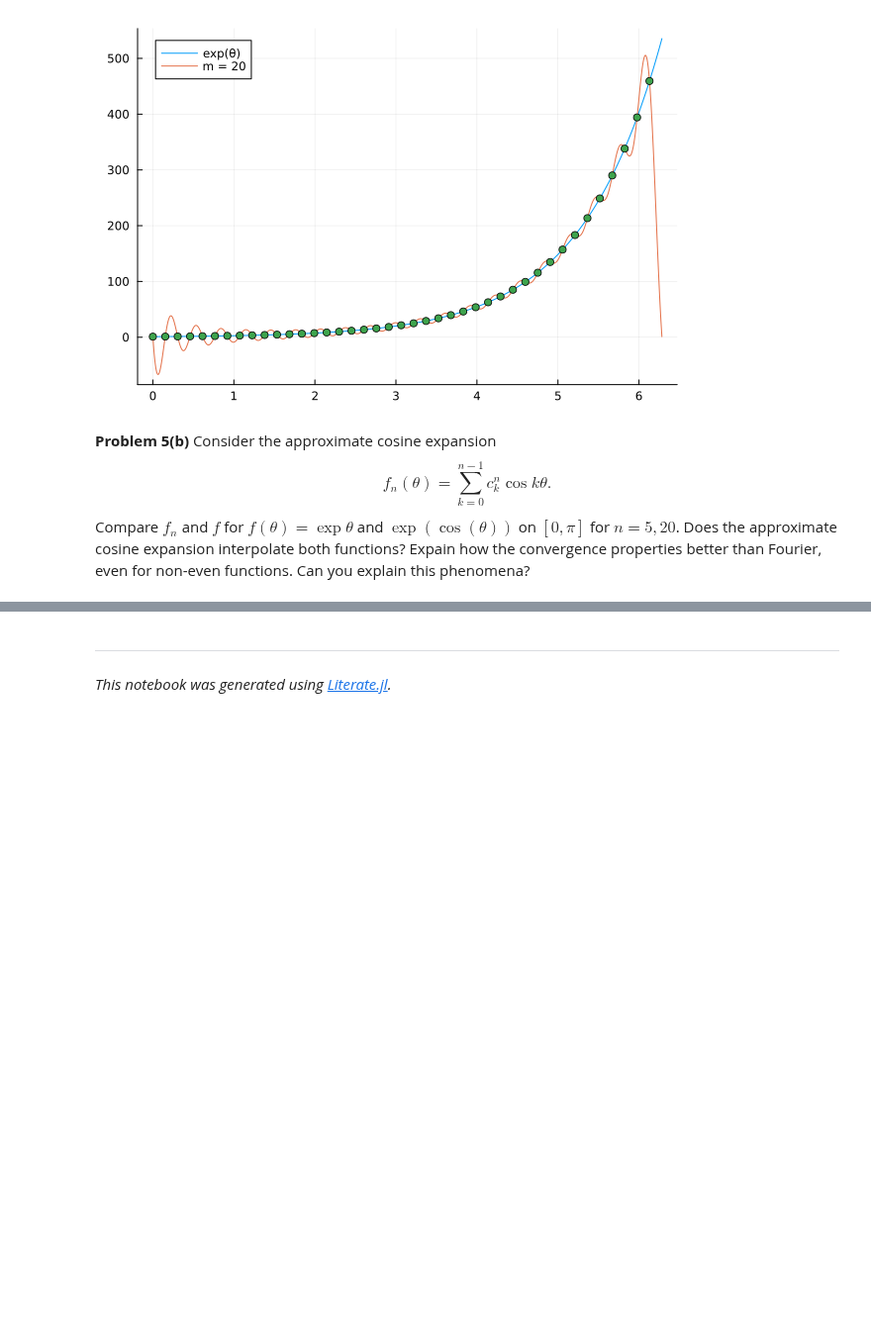
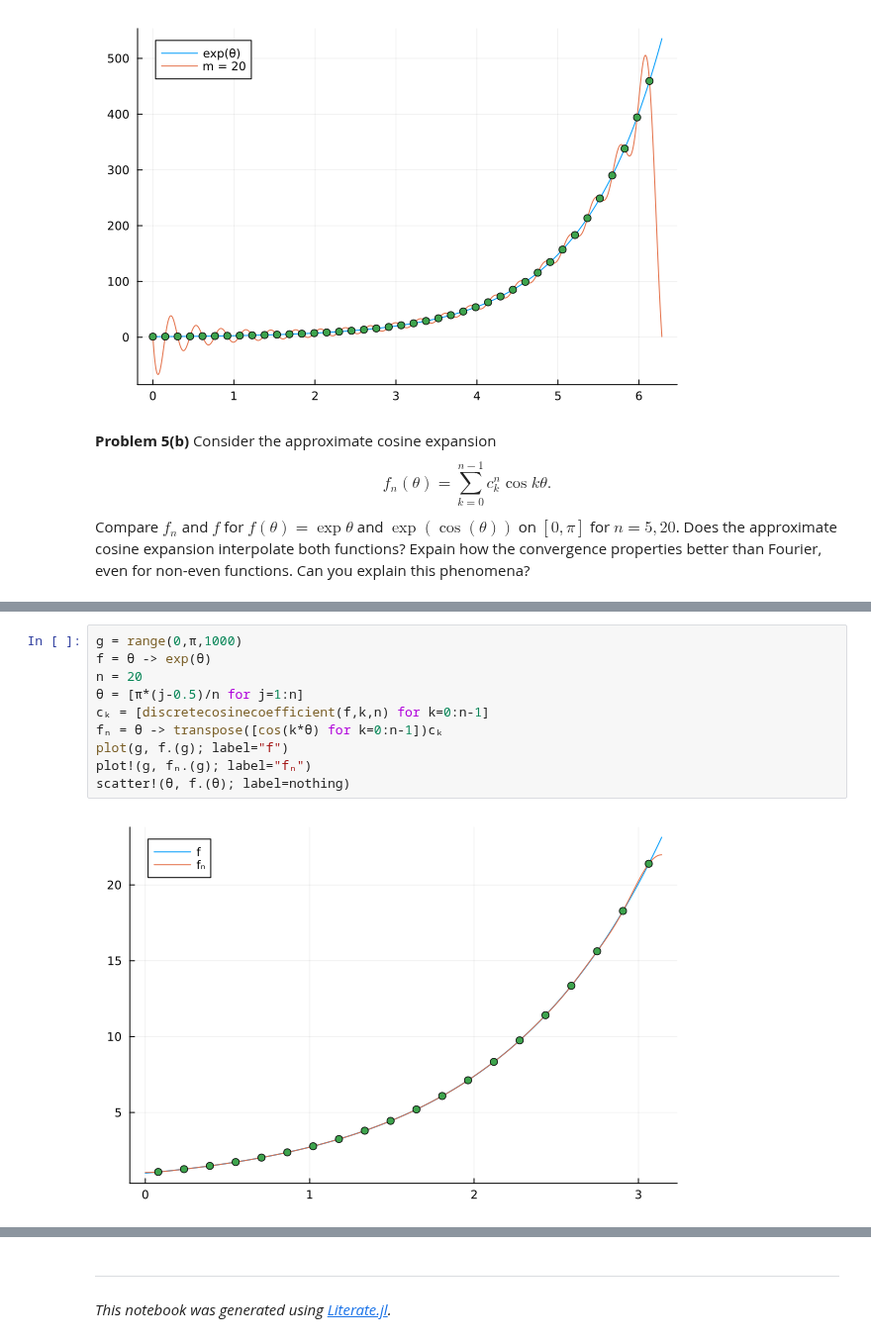
Before and after one commit to lovelife383/MATH50003NumericalAnalysis, a Jupyter notebook: labs/lab8.ipynb, the cells around one changed output, grey strips where cells are left out. Shown at 99% size. Saved outputs shown, nothing was run; the diff lists cells and outputs as text; blank space fills up the shorter version.

```diff
--- a/labs/lab8.ipynb
+++ b/labs/lab8.ipynb
@@ -498,0 +509,12 @@ Can you explain this phenomena?
+# %%
+g = range(0,π,1000)
+f = θ -> exp(θ)
+n = 20
+θ = [π*(j-0.5)/n for j=1:n]
+cₖ = [discretecosinecoefficient(f,k,n) for k=0:n-1]
+fₙ = θ -> transpose([cos(k*θ) for k=0:n-1])cₖ
+plot(g, f.(g); label="f")
+plot!(g, fₙ.(g); label="fₙ")
+scatter!(θ, f.(θ); label=nothing)
+# %% [output]
+[figure, added]
```
Also changed, not shown: parts of 4 cells of this notebook.
